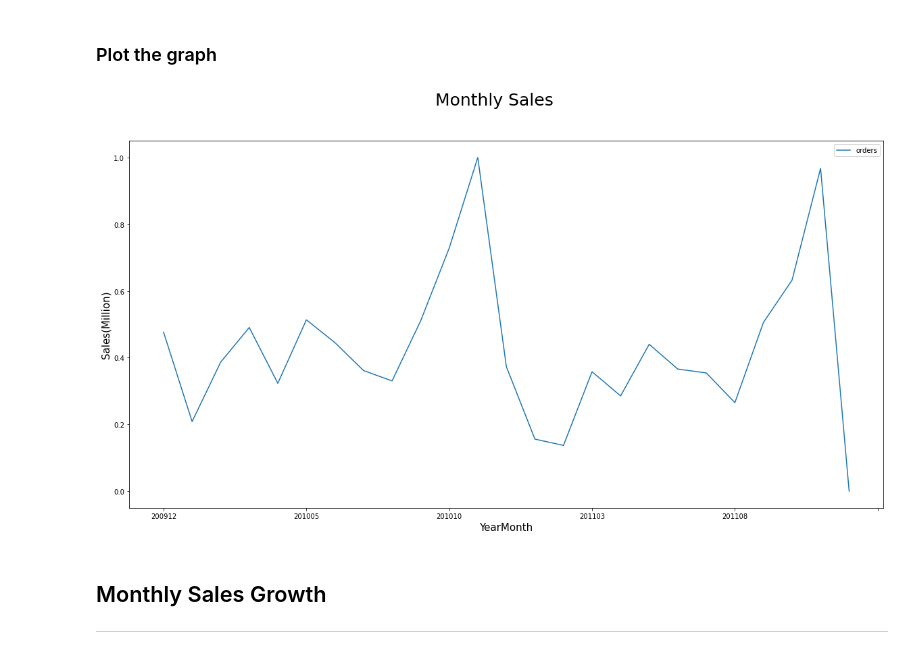
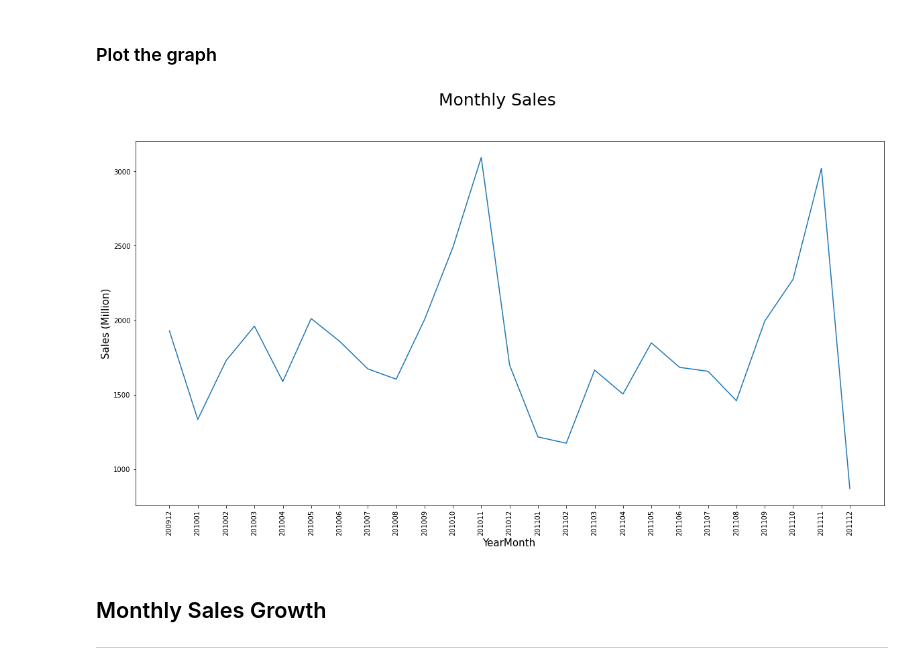
Before and after one commit to jarviscanada/jarvis_data_eng_AndresOsorio, a Jupyter notebook: python_data_wrangling/retail_data_analytics_wrangling.ipynb, the cells around one changed output. Drawn from its saved outputs; the diff is of its cells as text; code cells hidden in the pictures.

```diff
--- a/python_data_wrangling/retail_data_analytics_wrangling.ipynb
+++ b/python_data_wrangling/retail_data_analytics_wrangling.ipynb
@@ -188,12 +279,15 @@ total_sales['dates'] = total_sales['dates'].astype(str)
 # %% [markdown]
 ### Plot the graph
 # %%
-ax = total_sales.plot.line(x = 'dates', y = 'orders', figsize = (20, 10));
-plt.suptitle('Monthly Sales', fontsize = 25);
-ax.set_xlabel('YearMonth', fontsize = 15);
-ax.set_ylabel('Sales(Million)', fontsize = 15);
+fig = plt.figure(figsize = (20, 10))
+plt.plot(total_sales.dates, total_orders.orders)
+plt.suptitle('Monthly Sales', fontsize = 25)
+plt.xlabel('YearMonth', fontsize = 15)
+plt.ylabel('Sales (Million)', fontsize = 15)
+plt.xticks(rotation = 90)
+plt.show()
 # %% [output]
-[figure, old version]
+[figure, new version]
 # %% [markdown]
 ## Monthly Sales Growth
 -----------------------
```
Also changed, not shown: parts of 29 cells of this notebook.
